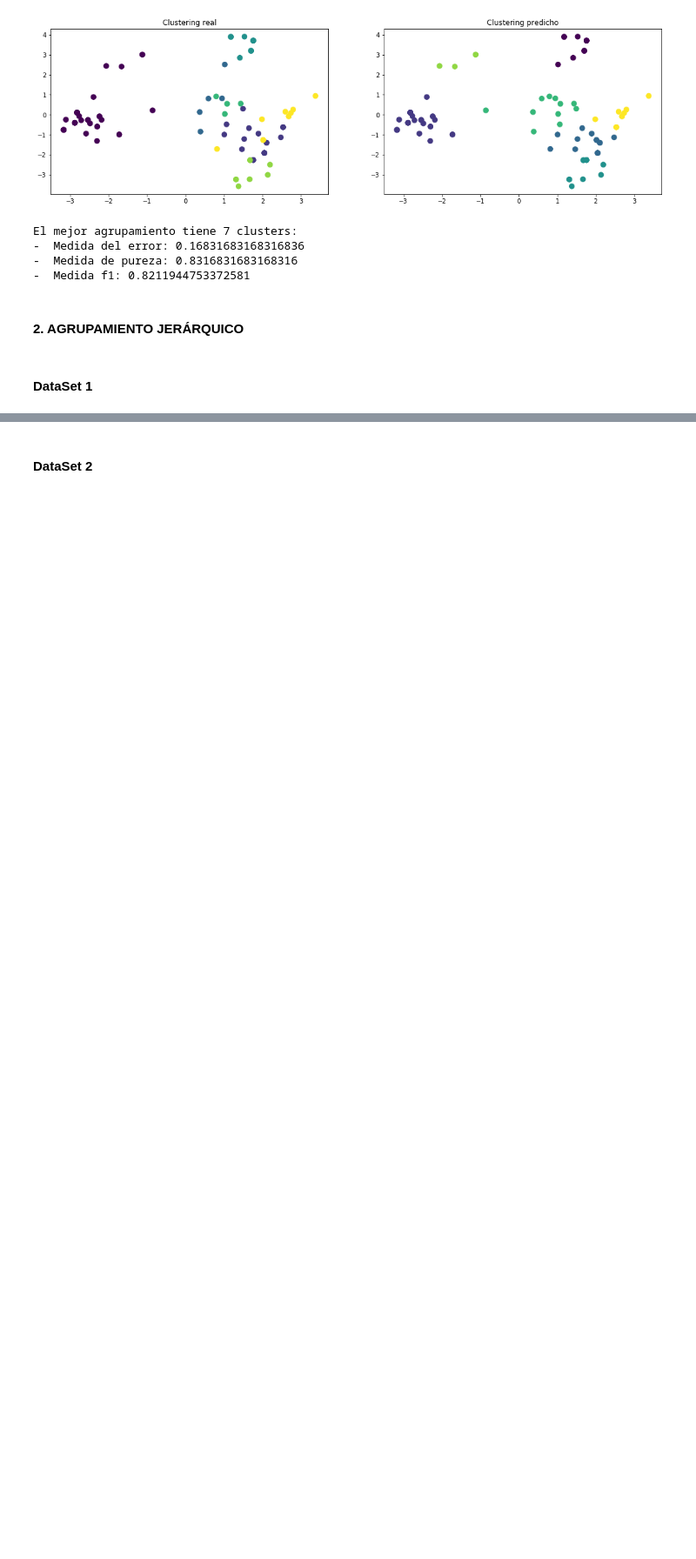
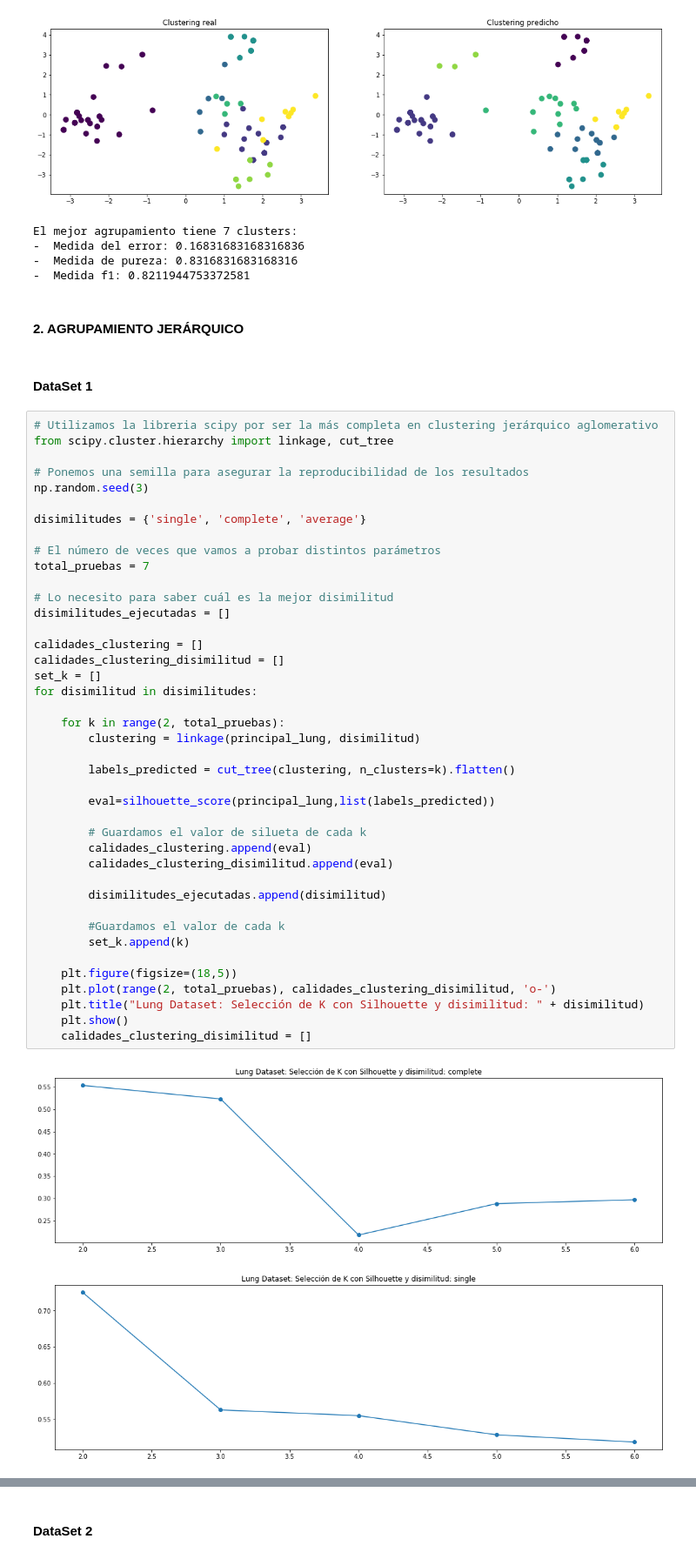
Before and after one commit to alvaronavarroguz/06MAIR-Aprendizaje-No-Supervisado, a Jupyter notebook: Trabajo_Final/Trabajo_Final.ipynb, the cells around one changed output, grey strips where cells are left out. Shown at 87% size. Saved outputs shown, nothing was run; the diff lists cells and outputs as text; blank space fills up the shorter version.

```diff
--- a/Trabajo_Final/Trabajo_Final.ipynb
+++ b/Trabajo_Final/Trabajo_Final.ipynb
@@ -245,3 +245,47 @@ El mejor agrupamiento tiene 7 clusters:
 #### 2. AGRUPAMIENTO JERÁRQUICO
 # %% [markdown]
 #### DataSet 1
+# %%
+# Utilizamos la libreria scipy por ser la más completa en clustering jerárquico aglomerativo
+from scipy.cluster.hierarchy import linkage, cut_tree
+
+# Ponemos una semilla para asegurar la reproducibilidad de los resultados
+np.random.seed(3)
+
+disimilitudes = {'single', 'complete', 'average'}
+
+# El número de veces que vamos a probar distintos parámetros
+total_pruebas = 7
+
+# Lo necesito para saber cuál es la mejor disimilitud
+disimilitudes_ejecutadas = []
+
+calidades_clustering = []
+calidades_clustering_disimilitud = []
+set_k = []
+for disimilitud in disimilitudes:
+
+    for k in range(2, total_pruebas):
+        clustering = linkage(principal_lung, disimilitud)
+
+        labels_predicted = cut_tree(clustering, n_clusters=k).flatten()
+
+        eval=silhouette_score(principal_lung,list(labels_predicted))
+
+        # Guardamos el valor de silueta de cada k
+        calidades_clustering.append(eval)
+        calidades_clustering_disimilitud.append(eval)
+
+        disimilitudes_ejecutadas.append(disimilitud)
+
+        #Guardamos el valor de cada k
+        set_k.append(k)
+
+    plt.figure(figsize=(18,5))
+    plt.plot(range(2, total_pruebas), calidades_clustering_disimilitud, 'o-')
+    plt.title("Lung Dataset: Selección de K con Silhouette y disimilitud: " + disimilitud)
+    plt.show()
+    calidades_clustering_disimilitud = []
+# %% [output]
+[figure, added]
+[figure, added]
```
Also changed, not shown: parts of 14 cells of this notebook.
